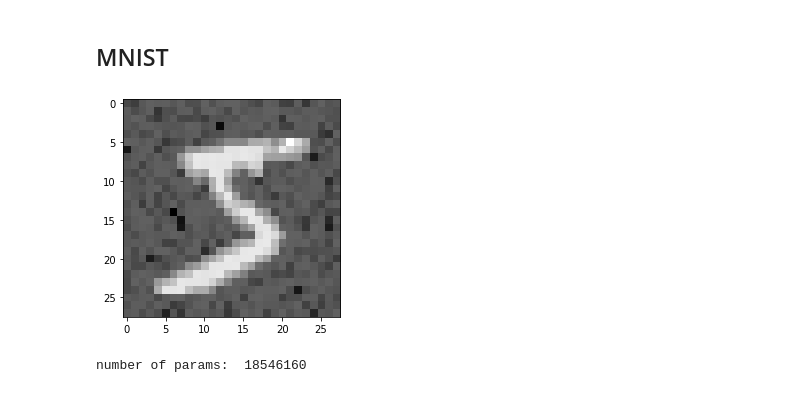
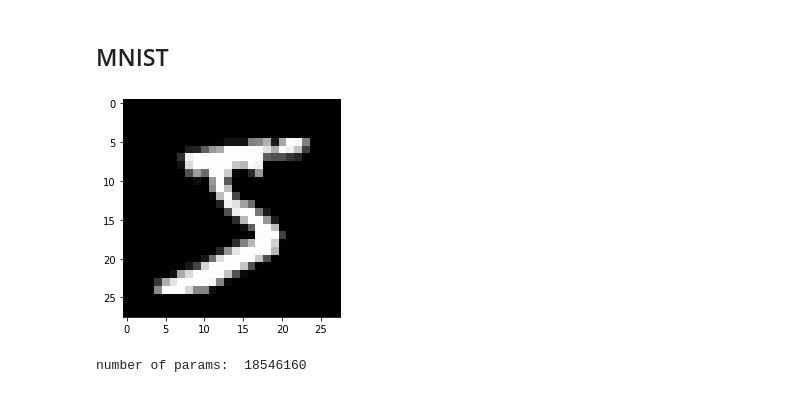
Before and after one commit to clbonet/Generative-Models, a Jupyter notebook: Normalizing Flows/RealNVP.ipynb, the cells around one changed output. Cells and saved outputs as stored; diff of their text form; code cells hidden in the pictures.

Commit message:
update training_mnist

```diff
--- a/Normalizing Flows/RealNVP.ipynb
+++ b/Normalizing Flows/RealNVP.ipynb
@@ -163,6 +164,9 @@ def uniform_quantization(img):
 def rescale_logit(img,lambd=1e-6):
     ## logit space
     return torch.logit(lambd+(1-2*lambd)*img)
+
+def inverse_logit(img,lambd=1e-6):
+    return (torch.sigmoid(img)-lambd)/(1-2*lambd)
 # %%
 transform = torchvision.transforms.Compose([
                 torchvision.transforms.ToTensor(),
@@ -187,7 +191,7 @@ test_loader = torch.utils.data.DataLoader(
     test_dataset, batch_size=32, shuffle=False, num_workers=4
 )
 # %%
-plt.imshow(train_dataset[0][0].reshape(28,28),"gray")
+plt.imshow(inverse_logit(train_dataset[0][0]).reshape(28,28),"gray")
 plt.show()
 # %% [output]
-[figure, old version]
+[figure, new version]
```
Also changed, not shown: parts of 11 cells of this notebook, 2 other files.
